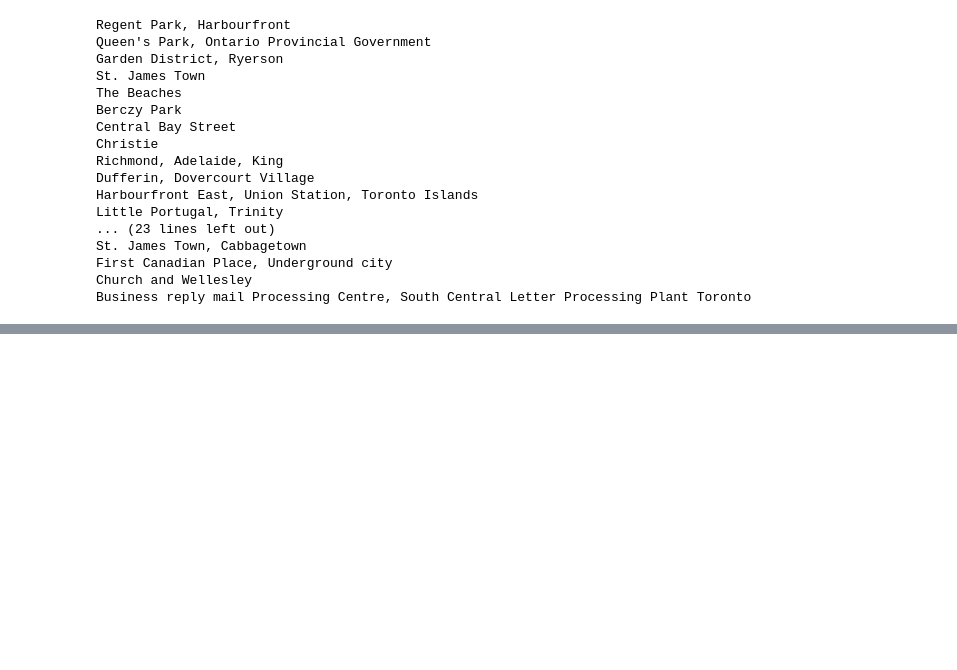
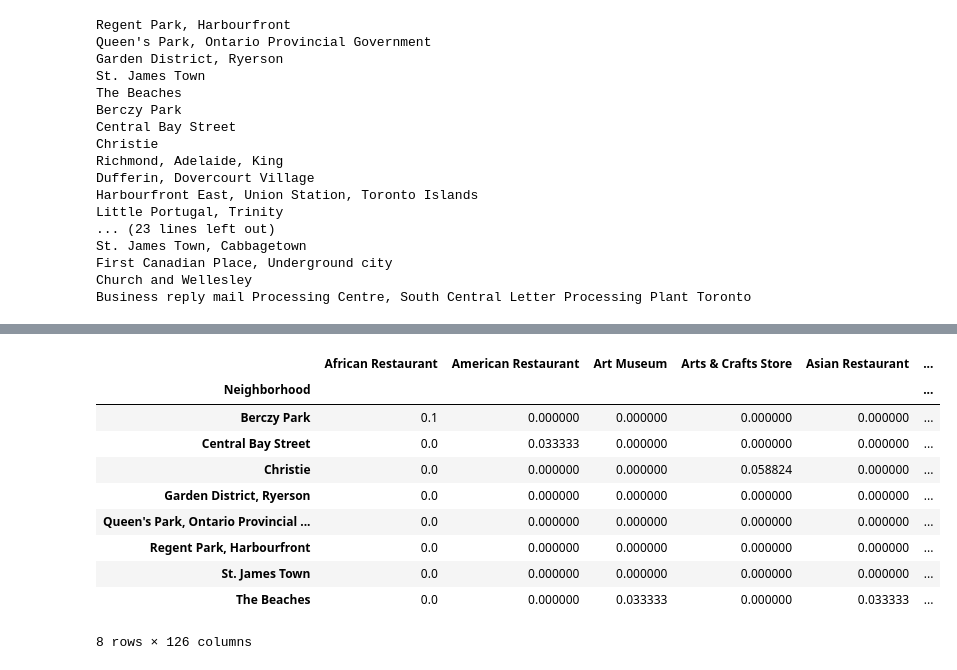
Before and after one commit to rezzix/Capstone-Project, a Jupyter notebook: Toronto_neighbourhood_segmentation.ipynb, the cells around one changed output, grey strips where cells are left out. Saved outputs shown, nothing was run; the diff lists cells and outputs as text; code cells hidden in the pictures; blank space fills up the shorter version.

```diff
--- a/Toronto_neighbourhood_segmentation.ipynb
+++ b/Toronto_neighbourhood_segmentation.ipynb
@@ -78,6 +85,13 @@ neighb_df.shape
 # %% [output]
 (103, 3)
 # %%
-opencage_api_key = getpass("what is your opencage api key : ")
+#opencage_api_key = getpass("what is your opencage api key : ")
+
+opencage_api_key = "load_me_from_drive"
+
+with open('drive/My Drive/Colab Notebooks/keys/opencage') as f:
+    opencage_api_key = f.readline()
+    f.close
+
 #print (geocoder.opencage('North York, Victoria Village, CA', key=openkage_api_key).latlng)
 #print (geocoder.osm('North York, Victoria Village, CA').latlng)
@@ -229,6 +239,6 @@ Business reply mail Processing Centre, South Central Letter Processing Plant Tor
 toronto_venues['Venue Category'].unique()
 
 # one hot encoding
-toronto_onehot = pd.get_dummies(toronto_venues['Venue Category'])
+toronto_onehot = pd.get_dummies(toronto_venues['Venue Category'].unique())
 # %%
 toronto_onehot['Neighborhood'] = toronto_venues['Neighborhood']
@@ -245,2 +266,16 @@ toronto_onehot.head()
 # %%
 toronto_grouped = toronto_onehot.groupby('Neighborhood').mean()
+# %%
+toronto_grouped
+# %% [output]
+|  | African Restaurant | American Restaurant | Art Museum | Arts & Crafts Store | Asian Restaurant | ... |
+| Neighborhood |  |  |  |  |  | ... |
+| Berczy Park | 0.1 | 0.000000 | 0.000000 | 0.000000 | 0.000000 | ... |
+| Central Bay Street | 0.0 | 0.033333 | 0.000000 | 0.000000 | 0.000000 | ... |
+| Christie | 0.0 | 0.000000 | 0.000000 | 0.058824 | 0.000000 | ... |
+| Garden District, Ryerson | 0.0 | 0.000000 | 0.000000 | 0.000000 | 0.000000 | ... |
+| Queen's Park, Ontario Provincial ... | 0.0 | 0.000000 | 0.000000 | 0.000000 | 0.000000 | ... |
+| Regent Park, Harbourfront | 0.0 | 0.000000 | 0.000000 | 0.000000 | 0.000000 | ... |
+| St. James Town | 0.0 | 0.000000 | 0.000000 | 0.000000 | 0.000000 | ... |
+| The Beaches | 0.0 | 0.000000 | 0.033333 | 0.000000 | 0.033333 | ... |
+8 rows × 126 columns
```
Also changed, not shown: parts of 9 cells of this notebook.
